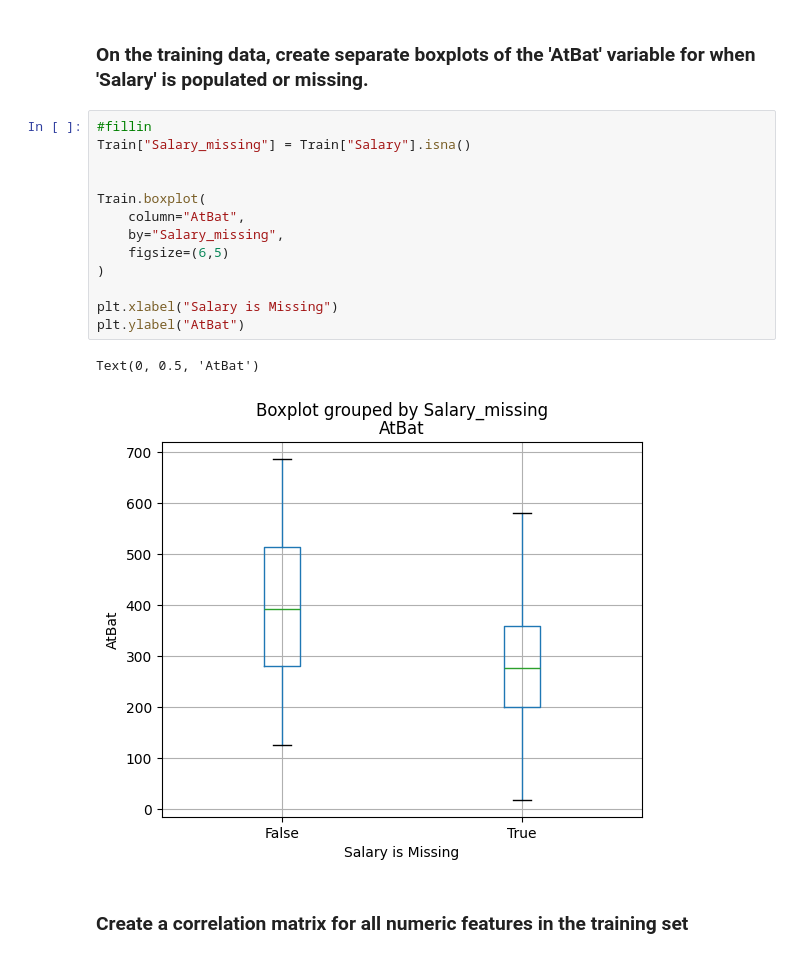
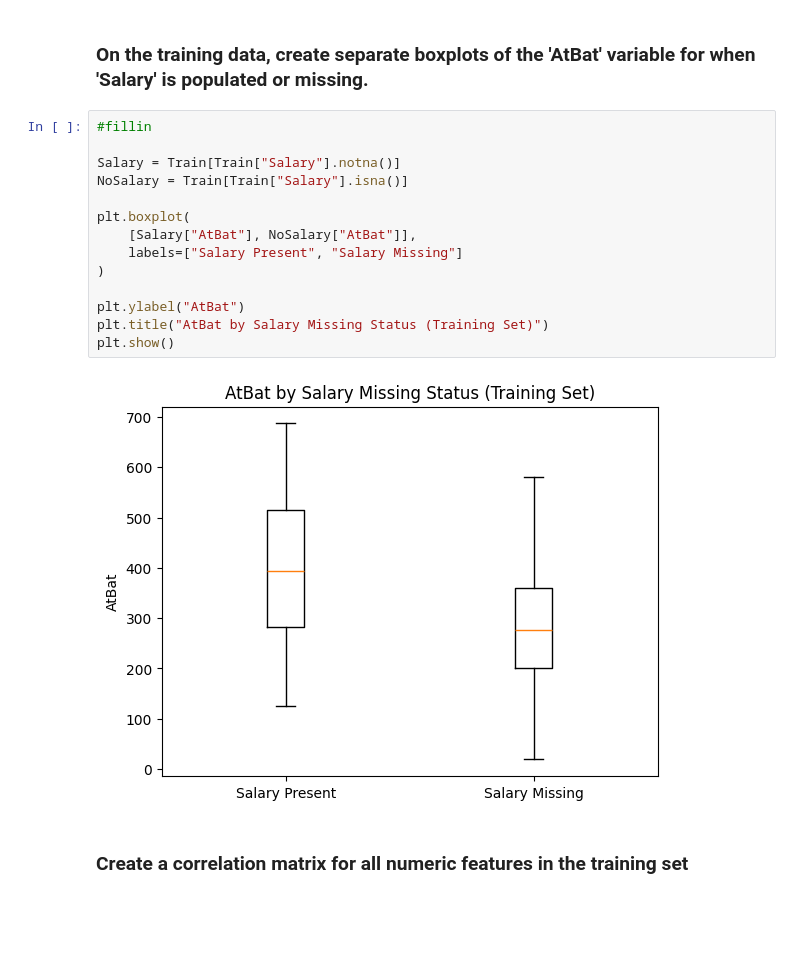
Before and after one commit to yusefSidaoui/CSE_2600_ys, a Jupyter notebook: mod03_eda.ipynb, the cells around one changed output. Saved outputs shown, nothing was run; the diff lists cells and outputs as text; blank space fills up the shorter version.

Commit message:
fix box plots

```diff
--- a/mod03_eda.ipynb
+++ b/mod03_eda.ipynb
@@ -156,20 +156,20 @@ If you decided to fill in the missing values with something like 0 or 99999 or "
 ### On the training data, create separate boxplots of the 'AtBat' variable for when 'Salary' is populated or missing.
 # %%
 #fillin
-Train["Salary_missing"] = Train["Salary"].isna()
 
+Salary = Train[Train["Salary"].notna()]
+NoSalary = Train[Train["Salary"].isna()]
 
-Train.boxplot(
-    column="AtBat",
-    by="Salary_missing",
-    figsize=(6,5)
+plt.boxplot(
+    [Salary["AtBat"], NoSalary["AtBat"]],
+    labels=["Salary Present", "Salary Missing"]
 )
 
-plt.xlabel("Salary is Missing")
 plt.ylabel("AtBat")
+plt.title("AtBat by Salary Missing Status (Training Set)")
+plt.show()
 # %% [output]
-Text(0, 0.5, 'AtBat')
-[figure, old version]
+[figure, new version]
 # %% [markdown]
 ### Create a correlation matrix for all numeric features in the training set
 # %%
```
Also changed, not shown: parts of 2 cells of this notebook.
